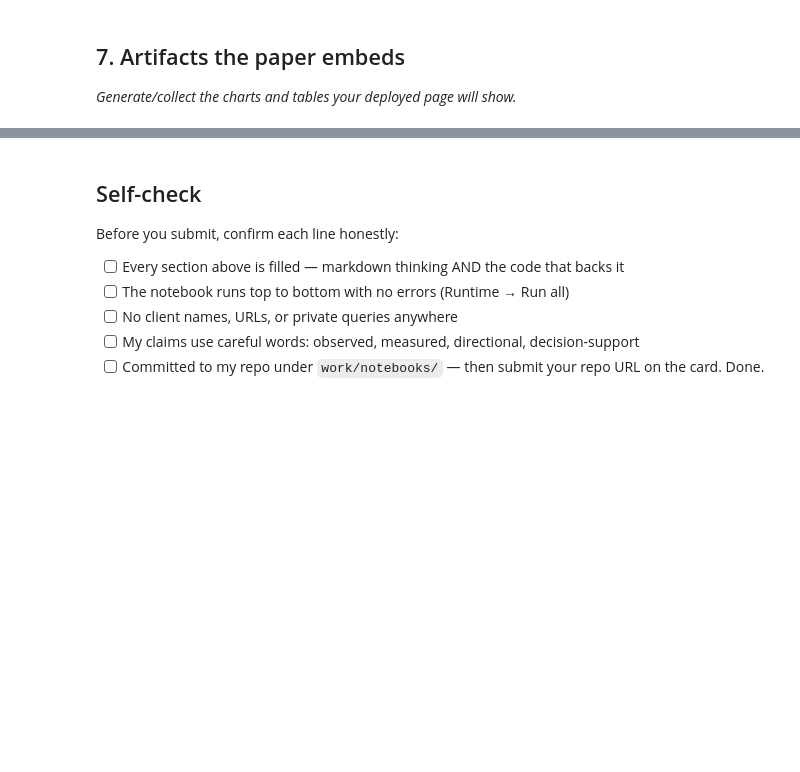
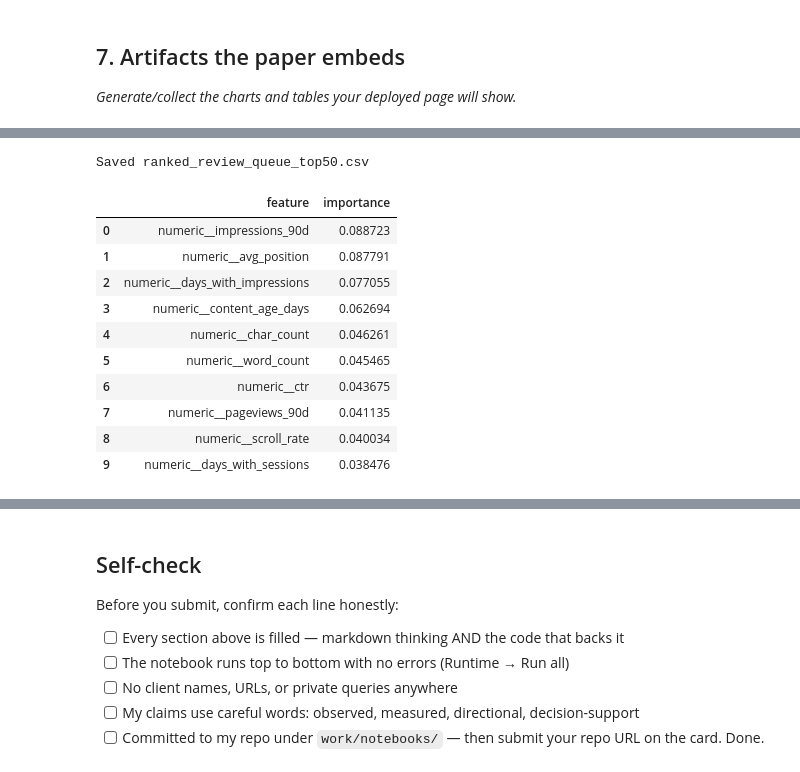
Before and after one commit to MeerMusabih/FlyRank-AI-Internship, a Jupyter notebook: work/notebooks/capstone.ipynb, the cells around one changed output, grey strips where cells are left out. Drawn from its saved outputs; the diff is of its cells as text; code cells hidden in the pictures; blank space fills up the shorter version.

```diff
--- a/work/notebooks/capstone.ipynb
+++ b/work/notebooks/capstone.ipynb
@@ -36,0 +578,76 @@ This skeleton is yours to fill. Work the sections **in order** — each one has
+# %%
+# Export ranked review queue
+
+queue[
+    [
+        "priority_rank",
+        "content_id",
+        "client_id",
+        "model_score",
+        "priority",
+        "reason"
+    ]
+].head(50).to_csv(
+    os.path.join(
+        OUTPUT_DIR,
+        "ranked_review_queue_top50.csv"
+    ),
+    index=False
+)
+
+print("Saved ranked_review_queue_top50.csv")
+# %% [output]
+Saved ranked_review_queue_top50.csv
+# %%
+# Feature importance
+
+fitted_preprocessor = (
+    rf_pipeline.named_steps["preprocessor"]
+)
+
+fitted_model = (
+    rf_pipeline.named_steps["model"]
+)
+
+feature_names = (
+    fitted_preprocessor
+    .get_feature_names_out()
+)
+
+importances = pd.Series(
+    fitted_model.feature_importances_,
+    index=feature_names
+).sort_values(
+    ascending=False
+)
+
+top_features = importances.head(10)
+
+feature_importance_table = (
+    top_features
+    .rename("importance")
+    .reset_index()
+    .rename(columns={"index": "feature"})
+)
+
+feature_importance_table.to_csv(
+    os.path.join(
+        OUTPUT_DIR,
+        "top_feature_importance.csv"
+    ),
+    index=False
+)
+
+feature_importance_table
+# %% [output]
+|  | feature | importance |
+| 0 | numeric__impressions_90d | 0.088723 |
+| 1 | numeric__avg_position | 0.087791 |
+| 2 | numeric__days_with_impressions | 0.077055 |
+| 3 | numeric__content_age_days | 0.062694 |
+| 4 | numeric__char_count | 0.046261 |
+| 5 | numeric__word_count | 0.045465 |
+| 6 | numeric__ctr | 0.043675 |
+| 7 | numeric__pageviews_90d | 0.041135 |
+| 8 | numeric__scroll_rate | 0.040034 |
+| 9 | numeric__days_with_sessions | 0.038476 |
```
Also changed, not shown: parts of 25 cells of this notebook.
